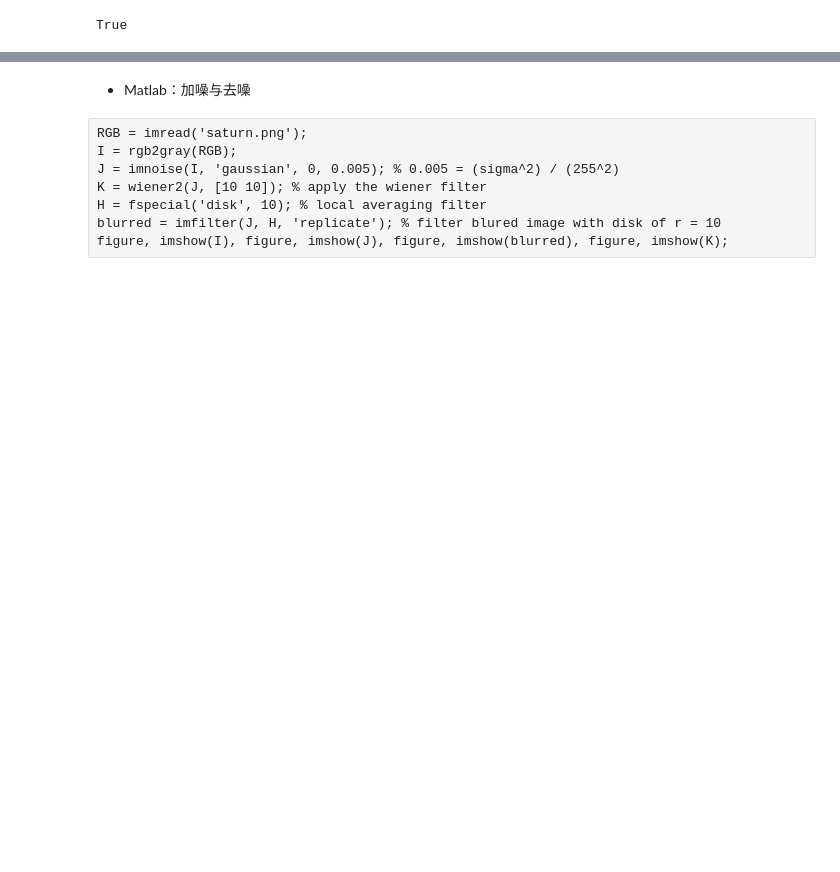
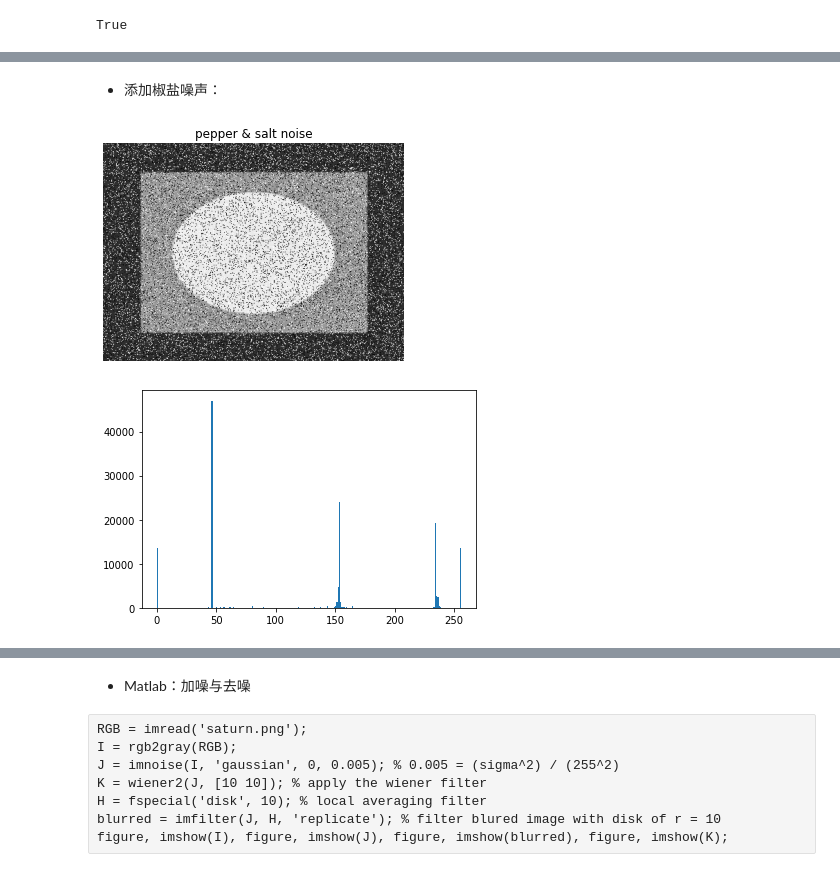
Before and after one commit to RFsmen-maker/CVnML, a Jupyter notebook: yunlab/week2/week2.ipynb, the cells around one changed output, grey strips where cells are left out. Saved outputs shown, nothing was run; the diff lists cells and outputs as text; code cells hidden in the pictures; blank space fills up the shorter version.

```diff
--- a/yunlab/week2/week2.ipynb
+++ b/yunlab/week2/week2.ipynb
@@ -190,0 +316,13 @@ True
+# %% [markdown]
+* 添加椒盐噪声：
+# %%
+three_gray_pns = peppernsalt_noise(three_gray, 0.1, 0.1)
+
+plt.imshow(three_gray_pns, 'gray'), plt.axis('off'), plt.title('pepper & salt noise')
+plt.show()
+
+plt.hist(three_gray_pns.ravel(), 256, [0, 256])
+plt.show()
+# %% [output]
+[figure, added]
+[figure, added]
```
Also changed, not shown: parts of 44 cells of this notebook, 19 other files.
